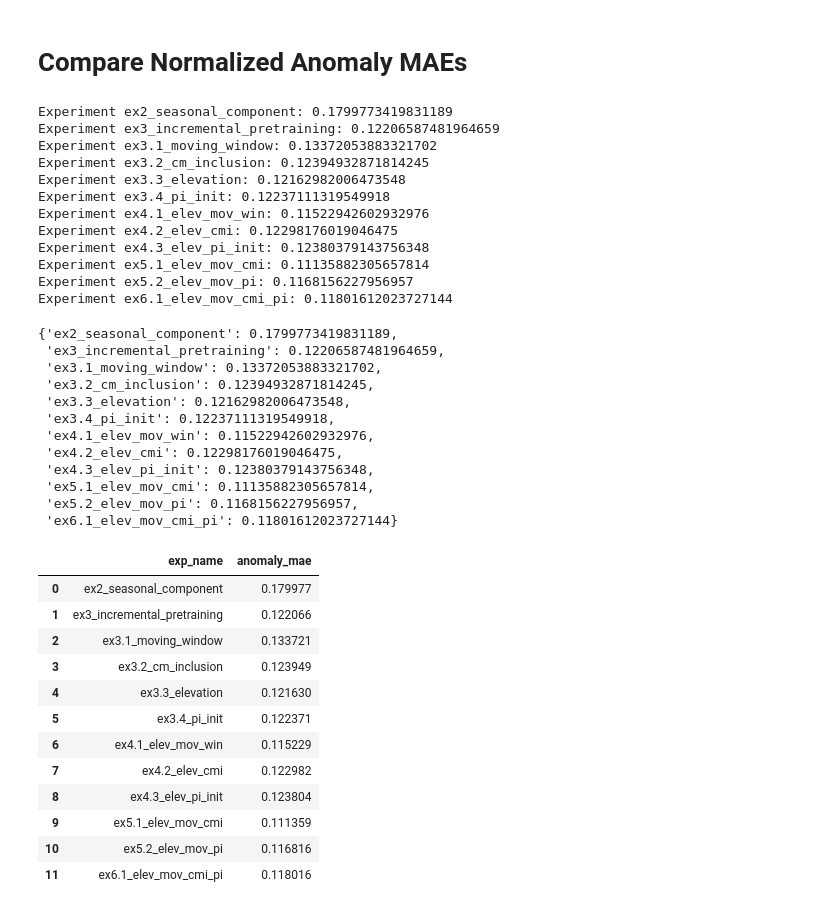
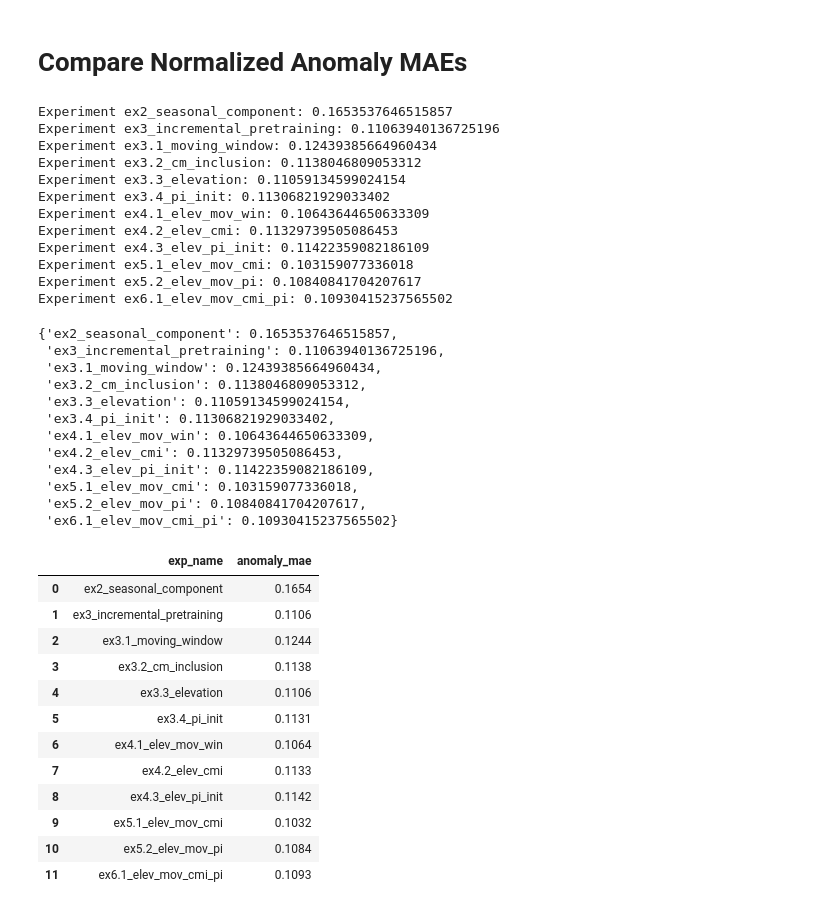
Before and after one commit to YannisSchmutz/WeRec3D, a Jupyter notebook: src/experiments_evaluation/04_validate_on_anomalies.ipynb, the cells around one changed output. Drawn from its saved outputs; the diff is of its cells as text; code cells hidden in the pictures.

```diff
--- a/src/experiments_evaluation/04_validate_on_anomalies.ipynb
+++ b/src/experiments_evaluation/04_validate_on_anomalies.ipynb
@@ -38,10 +38,10 @@ EXPERIMENTS = [
 unit_val_ymean = np.load("../data_sets/ymean_sets/validation_ymean.npy")
 
 normalized_gt = np.load("../data_sets/variant_b/validation.npy")
-normalized_gt = normalized_gt[:3640, 6:38, 2:66]
+normalized_gt = normalized_gt[:3644, 6:38, 2:66]
 
 normalized_val_ymean = (unit_val_ymean - np.array([TA_MU, SLP_MU])) / np.array([TA_SIGMA, SLP_SIGMA])
-normalized_val_ymean = normalized_val_ymean[:3640]
+normalized_val_ymean = normalized_val_ymean[:3644]
 
 exp_mae_map = {}
 for exp_name in EXPERIMENTS:
@@ -54,48 +54,48 @@ for exp_name in EXPERIMENTS:
     print(f"Experiment {exp_name}: {normalized_anomaly_mae}")
     exp_mae_map[exp_name] = normalized_anomaly_mae
 # %% [output]
-Experiment ex2_seasonal_component: 0.1799773419831189
-Experiment ex3_incremental_pretraining: 0.12206587481964659
-Experiment ex3.1_moving_window: 0.13372053883321702
-Experiment ex3.2_cm_inclusion: 0.12394932871814245
-Experiment ex3.3_elevation: 0.12162982006473548
-Experiment ex3.4_pi_init: 0.12237111319549918
-Experiment ex4.1_elev_mov_win: 0.11522942602932976
-Experiment ex4.2_elev_cmi: 0.12298176019046475
-Experiment ex4.3_elev_pi_init: 0.12380379143756348
-Experiment ex5.1_elev_mov_cmi: 0.11135882305657814
-Experiment ex5.2_elev_mov_pi: 0.1168156227956957
-Experiment ex6.1_elev_mov_cmi_pi: 0.11801612023727144
+Experiment ex2_seasonal_component: 0.1653537646515857
+Experiment ex3_incremental_pretraining: 0.11063940136725196
+Experiment ex3.1_moving_window: 0.12439385664960434
+Experiment ex3.2_cm_inclusion: 0.1138046809053312
+Experiment ex3.3_elevation: 0.11059134599024154
+Experiment ex3.4_pi_init: 0.11306821929033402
+Experiment ex4.1_elev_mov_win: 0.10643644650633309
+Experiment ex4.2_elev_cmi: 0.11329739505086453
+Experiment ex4.3_elev_pi_init: 0.11422359082186109
+Experiment ex5.1_elev_mov_cmi: 0.103159077336018
+Experiment ex5.2_elev_mov_pi: 0.10840841704207617
+Experiment ex6.1_elev_mov_cmi_pi: 0.10930415237565502
 # %%
 # Almost IDENTICAL to the climatology-MAE results! -> Seasonal component has been learned very well!
 exp_mae_map
 # %% [output]
-{'ex2_seasonal_component': 0.1799773419831189,
- 'ex3_incremental_pretraining': 0.12206587481964659,
- 'ex3.1_moving_window': 0.13372053883321702,
- 'ex3.2_cm_inclusion': 0.12394932871814245,
- 'ex3.3_elevation': 0.12162982006473548,
- 'ex3.4_pi_init': 0.12237111319549918,
- 'ex4.1_elev_mov_win': 0.11522942602932976,
- 'ex4.2_elev_cmi': 0.12298176019046475,
- 'ex4.3_elev_pi_init': 0.12380379143756348,
- 'ex5.1_elev_mov_cmi': 0.11135882305657814,
- 'ex5.2_elev_mov_pi': 0.1168156227956957,
- 'ex6.1_elev_mov_cmi_pi': 0.11801612023727144}
+{'ex2_seasonal_component': 0.1653537646515857,
+ 'ex3_incremental_pretraining': 0.11063940136725196,
+ 'ex3.1_moving_window': 0.12439385664960434,
+ 'ex3.2_cm_inclusion': 0.1138046809053312,
+ 'ex3.3_elevation': 0.11059134599024154,
+ 'ex3.4_pi_init': 0.11306821929033402,
+ 'ex4.1_elev_mov_win': 0.10643644650633309,
+ 'ex4.2_elev_cmi': 0.11329739505086453,
+ 'ex4.3_elev_pi_init': 0.11422359082186109,
+ 'ex5.1_elev_mov_cmi': 0.103159077336018,
+ 'ex5.2_elev_mov_pi': 0.10840841704207617,
+ 'ex6.1_elev_mov_cmi_pi': 0.10930415237565502}
 # %%
 df = pd.DataFrame(data={'exp_name': exp_mae_map.keys(), 'anomaly_mae': exp_mae_map.values()} )
-df.head(20)
+df.round(4)
 # %% [output]
 |  | exp_name | anomaly_mae |
-| 0 | ex2_seasonal_component | 0.179977 |
-| 1 | ex3_incremental_pretraining | 0.122066 |
-| 2 | ex3.1_moving_window | 0.133721 |
-| 3 | ex3.2_cm_inclusion | 0.123949 |
-| 4 | ex3.3_elevation | 0.121630 |
-| 5 | ex3.4_pi_init | 0.122371 |
-| 6 | ex4.1_elev_mov_win | 0.115229 |
-| 7 | ex4.2_elev_cmi | 0.122982 |
-| 8 | ex4.3_elev_pi_init | 0.123804 |
-| 9 | ex5.1_elev_mov_cmi | 0.111359 |
-| 10 | ex5.2_elev_mov_pi | 0.116816 |
-| 11 | ex6.1_elev_mov_cmi_pi | 0.118016 |
+| 0 | ex2_seasonal_component | 0.1654 |
+| 1 | ex3_incremental_pretraining | 0.1106 |
+| 2 | ex3.1_moving_window | 0.1244 |
+| 3 | ex3.2_cm_inclusion | 0.1138 |
+| 4 | ex3.3_elevation | 0.1106 |
+| 5 | ex3.4_pi_init | 0.1131 |
+| 6 | ex4.1_elev_mov_win | 0.1064 |
+| 7 | ex4.2_elev_cmi | 0.1133 |
+| 8 | ex4.3_elev_pi_init | 0.1142 |
+| 9 | ex5.1_elev_mov_cmi | 0.1032 |
+| 10 | ex5.2_elev_mov_pi | 0.1084 |
+| 11 | ex6.1_elev_mov_cmi_pi | 0.1093 |
```
Also changed, not shown: 2 other files.
